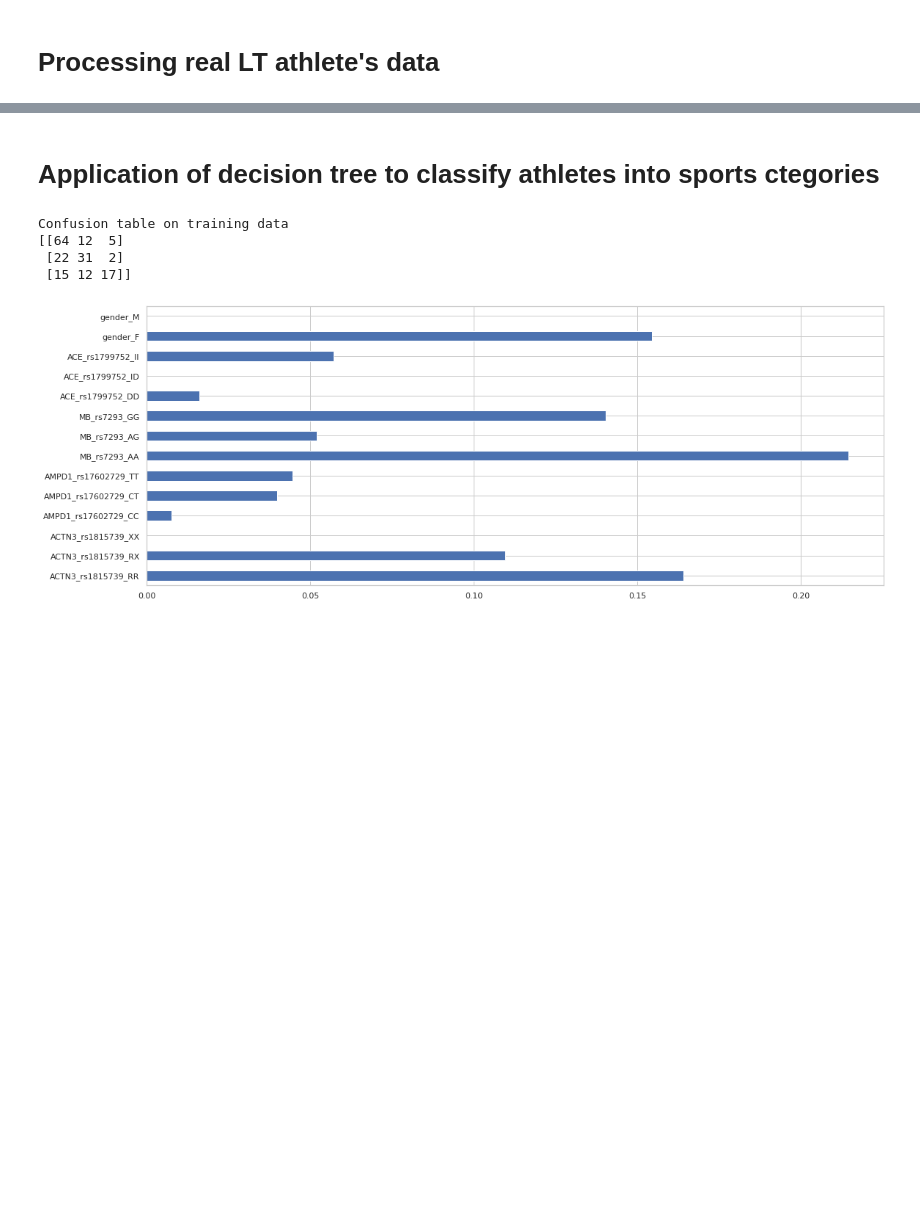
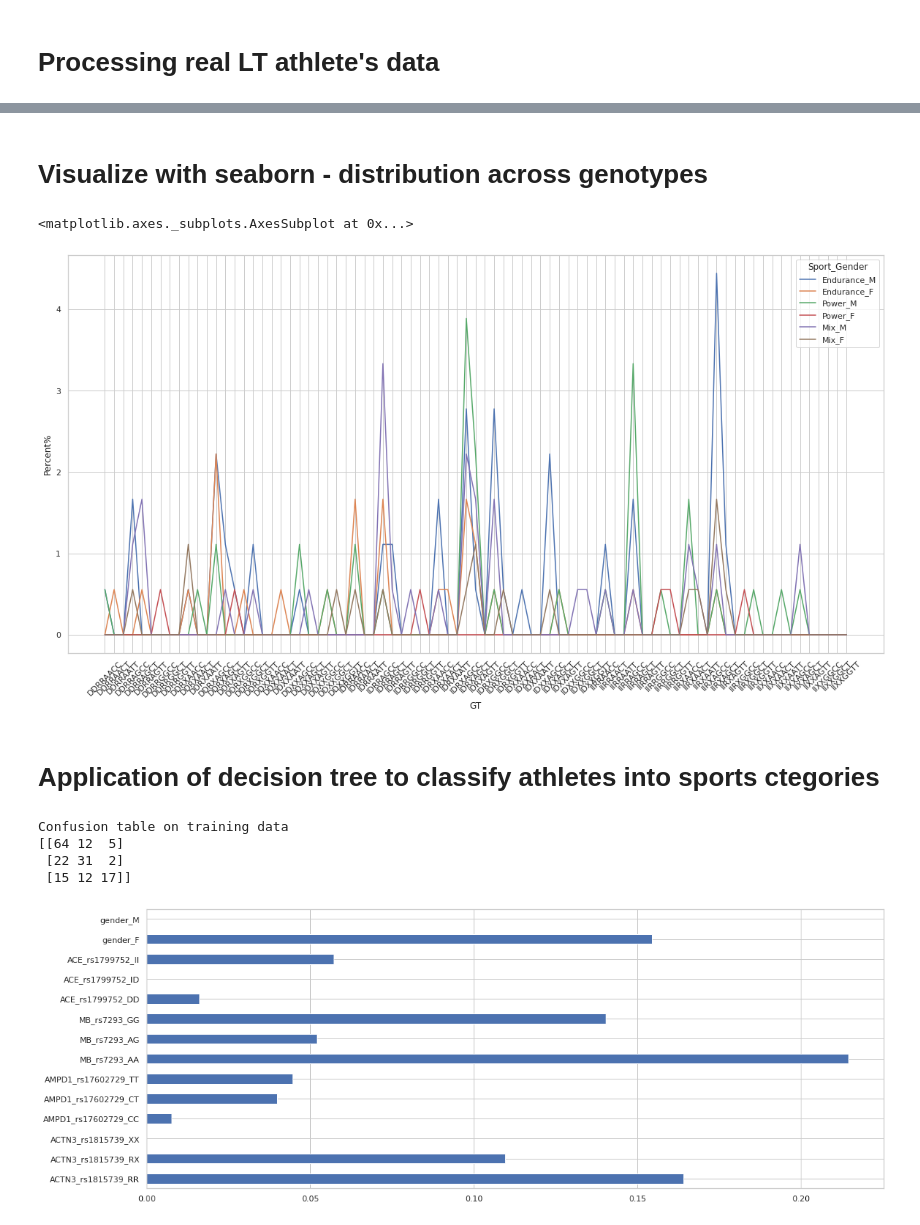
Before and after one commit to erinijapranckeviciene/ppolygenic, a Jupyter notebook: ppolygenic.ipynb, the cells around one changed output, grey strips where cells are left out. Cells and saved outputs as stored; diff of their text form; code cells hidden in the pictures; blank space fills up the shorter version.

```diff
--- a/ppolygenic.ipynb
+++ b/ppolygenic.ipynb
@@ -315,0 +472,13 @@ Index(['ACTN3_rs1815739', 'AMPD1_rs17602729', 'MB_rs7293', 'ACE_rs1799752',
+# %%
+transformed=[]
+cnames=df_visualize.columns
+df_visualize.iloc[0]['Genotypes']
+r,c=df_visualize.shape
+#print(cnames[2:])
+
+for i in range(0,r):
+  for name in (cnames[2:]):
+   transformed.append([df_visualize.iloc[i]['Genotypes'], df_visualize.iloc[i]['TGS'],df_visualize.iloc[i][name],name])
+
+df_visualize_transformed=pd.DataFrame(transformed,columns=['GT','TGS','Percent%','Sport_Gender'])
+df_visualize_transformed.tail(30)
@@ -316,3 +503,17 @@ Index(['ACTN3_rs1815739', 'AMPD1_rs17602729', 'MB_rs7293', 'ACE_rs1799752',
+# %% [markdown]
+# Visualize with seaborn - distribution across genotypes
+# %%
+import seaborn as sns
+import matplotlib.pylab as plt
+
+#sns.set_theme(style="whitegrid")
+plt.figure(figsize=(20,10))
+#sns.barplot(x="GT", y="Percent%", hue="Sport_Gender",data=df_visualize_transformed)
+plt.xticks(rotation=45)
+sns.lineplot(x="GT", y="Percent%",hue="Sport_Gender",data=df_visualize_transformed)
+# %% [output]
+<matplotlib.axes._subplots.AxesSubplot at 0x...>
+[figure, added]
 # %% [markdown]
 # Application of decision tree to classify athletes into sports ctegories
 # %%
```
Also changed, not shown: parts of 8 cells of this notebook.
